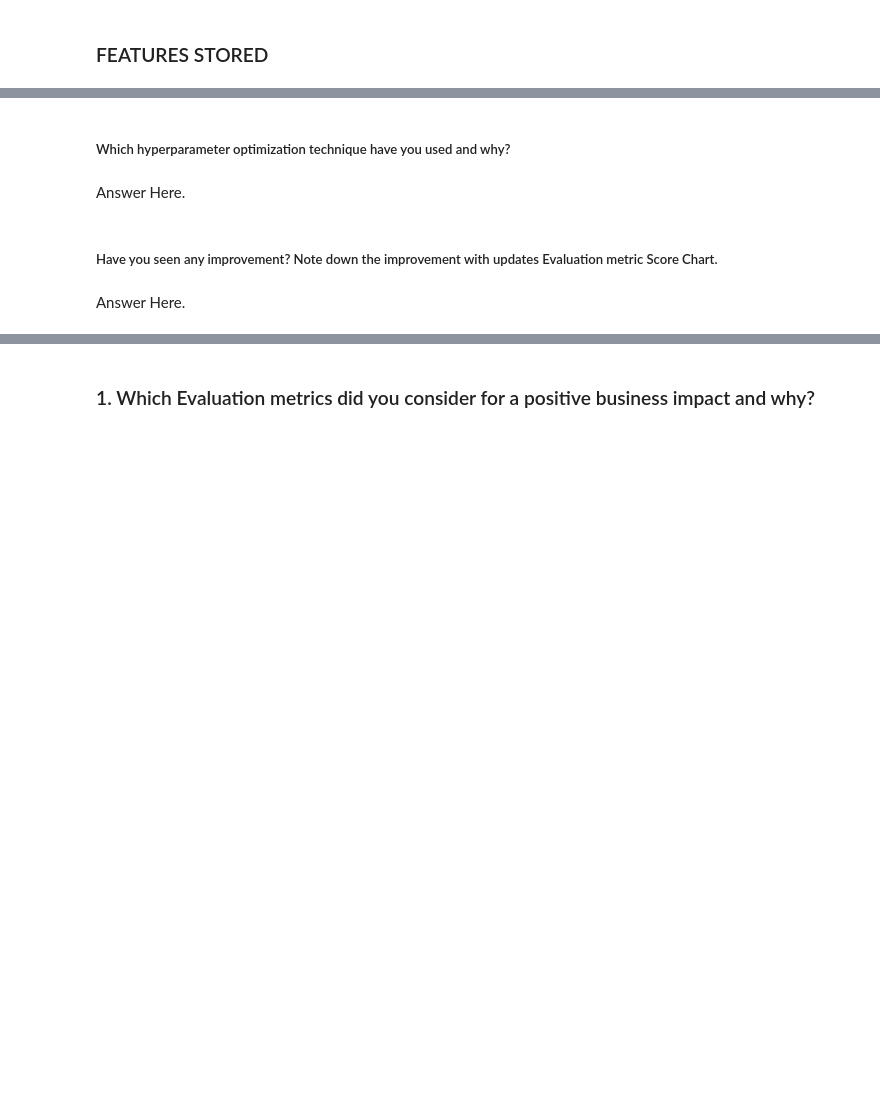
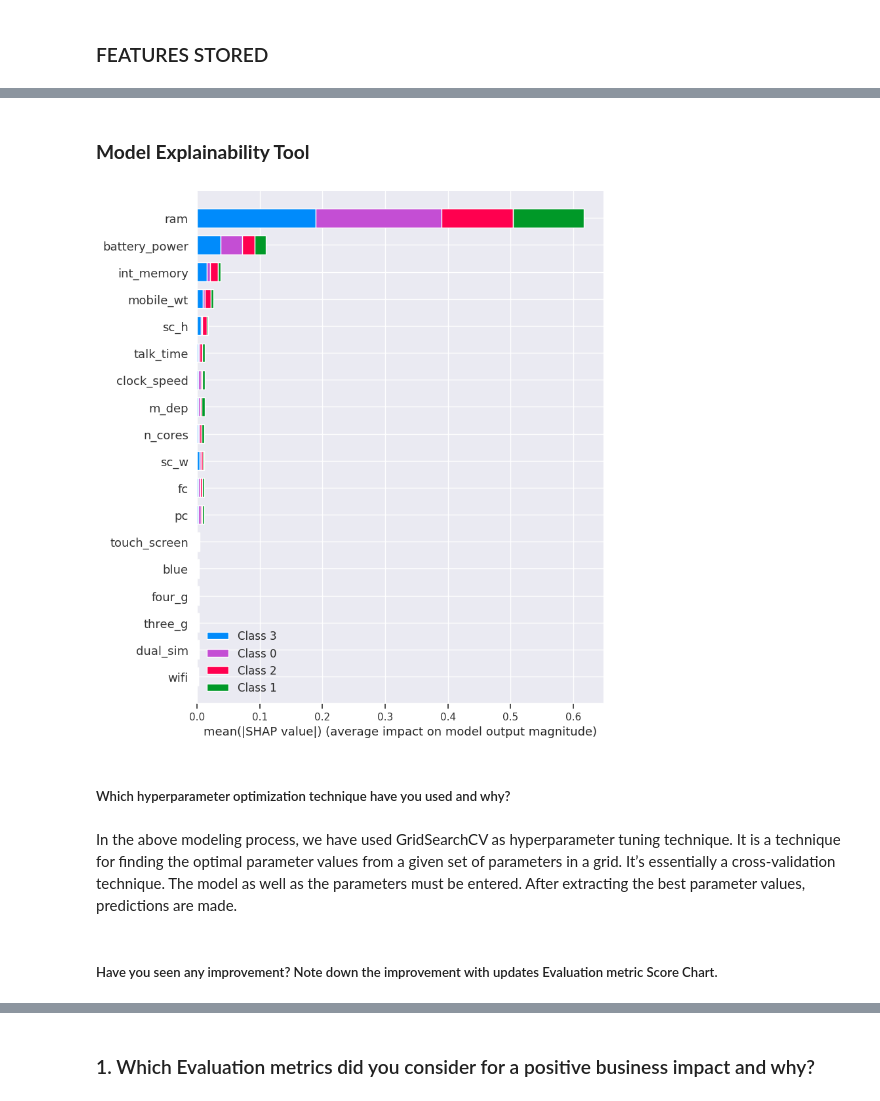
Before and after one commit to Rooban-Jeyasundar/ML_Classification_Project, a Jupyter notebook: ML_Classification_Project.ipynb, the cells around one changed output, grey strips where cells are left out. Saved outputs shown, nothing was run; the diff lists cells and outputs as text; code cells hidden in the pictures; blank space fills up the shorter version.

```diff
--- a/ML_Classification_Project.ipynb
+++ b/ML_Classification_Project.ipynb
@@ -1580,0 +1608,2 @@ plt.show()
+# %% [markdown]
+### **Model Explainability Tool**
@@ -1581,8 +1614,13 @@ plt.show()
+# %%
+explainer = shap.Explainer(clsr)
+shap_values = explainer.shap_values(x_test)
+# %%
+shap.summary_plot(shap_values, x_test)
+# %% [output]
+[figure, added]
 # %% [markdown]
 ##### Which hyperparameter optimization technique have you used and why?
-# %% [markdown]
-Answer Here.
+# %% [markdown]
+In the above modeling process, we have used GridSearchCV as hyperparameter tuning technique. It is a technique for finding the optimal parameter values from a given set of parameters in a grid. It’s essentially a cross-validation technique. The model as well as the parameters must be entered. After extracting the best parameter values, predictions are made.
 # %% [markdown]
 ##### Have you seen any improvement? Note down the improvement with updates Evaluation metric Score Chart.
-# %% [markdown]
-Answer Here.
```
Also changed, not shown: parts of 150 cells of this notebook.
